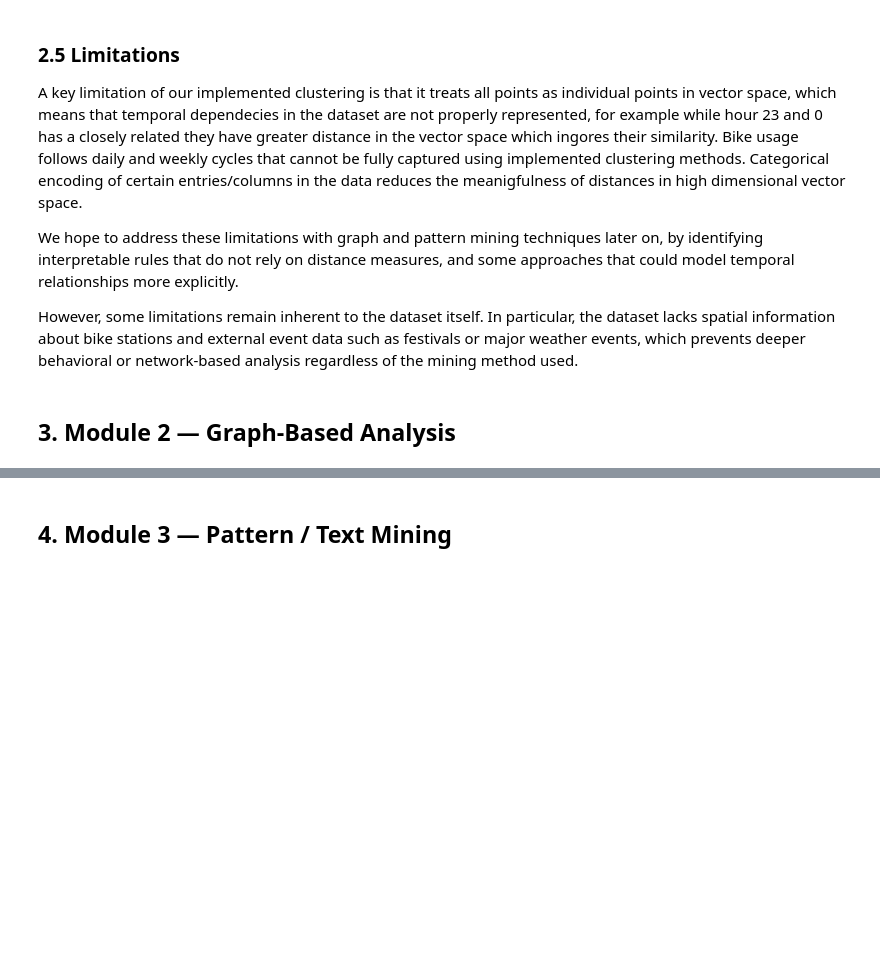
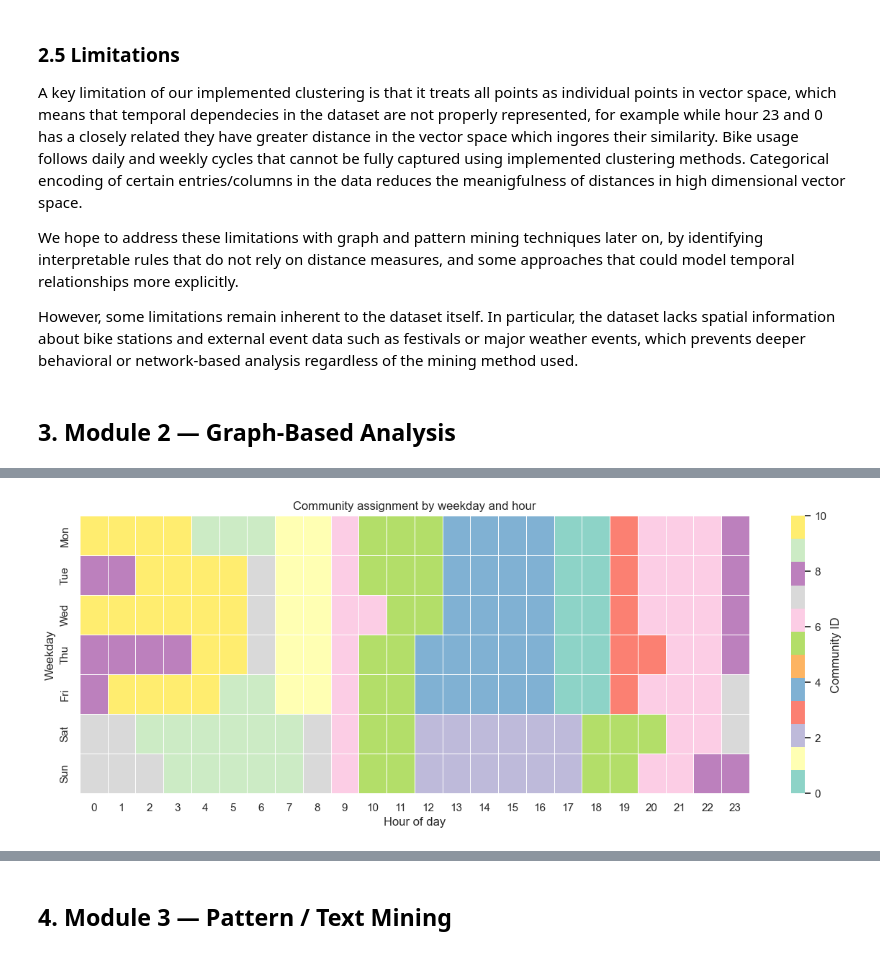
Before and after one commit to DominikKysel/DM-Project, a Jupyter notebook: data_mining_project_bike_sharing.ipynb, the cells around one changed output, grey strips where cells are left out. Drawn from its saved outputs; the diff is of its cells as text; code cells hidden in the pictures; blank space fills up the shorter version.

```diff
--- a/data_mining_project_bike_sharing.ipynb
+++ b/data_mining_project_bike_sharing.ipynb
@@ -2189,0 +2520,24 @@ G = nx.Graph()
+# %%
+weekday_order = ["Mon", "Tue", "Wed", "Thu", "Fri", "Sat", "Sun"]
+
+community_pivot = (
+    node_df
+    .pivot(index="weekday_name", columns="hr", values="community")
+    .reindex(weekday_order)
+)
+
+plt.figure(figsize=(15, 5))
+sns.heatmap(
+    community_pivot,
+    cmap="Set3",
+    linewidths=0.5,
+    linecolor="white",
+    cbar_kws={"label": "Community ID"}
+)
+
+plt.title("Community assignment by weekday and hour")
+plt.xlabel("Hour of day")
+plt.ylabel("Weekday")
+plt.show()
+# %% [output]
+[figure, added]
```
Also changed, not shown: parts of 39 cells of this notebook.
